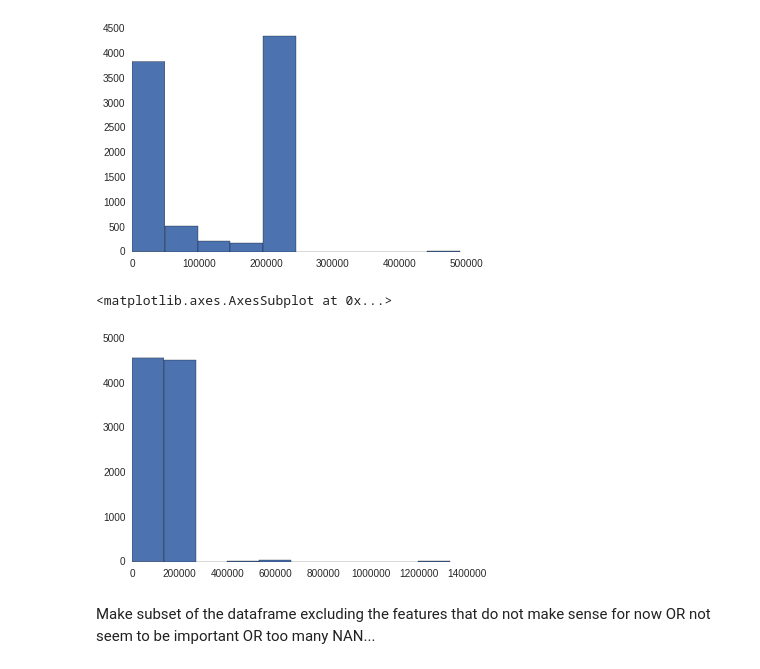
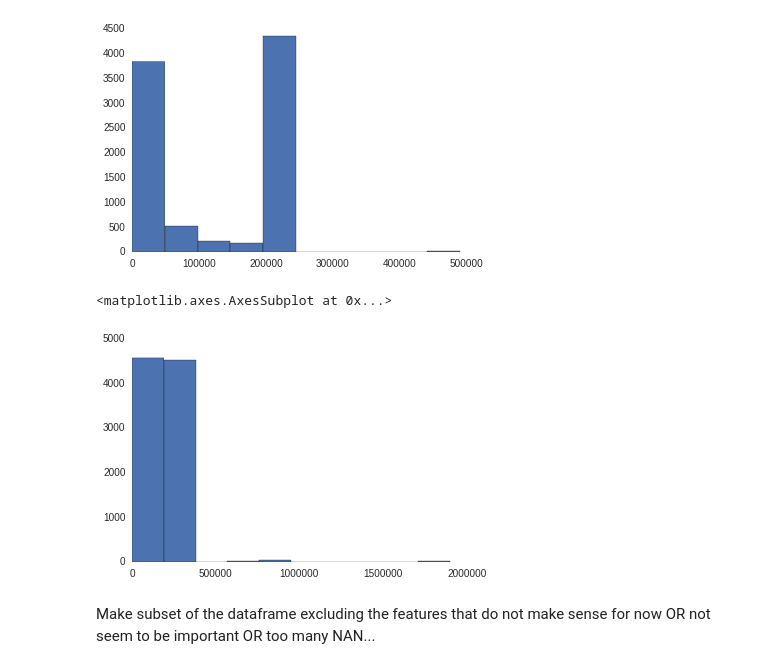
Before and after one commit to hellowendy/Insight_Data_Science, a Jupyter notebook: notebook/Zenit_data_explotary.ipynb, the cells around one changed output. Drawn from its saved outputs; the diff is of its cells as text; code cells hidden in the pictures.

```diff
--- a/notebook/Zenit_data_explotary.ipynb
+++ b/notebook/Zenit_data_explotary.ipynb
@@ -255,10 +271,10 @@ clicks_df['ernc'][clicks_df['ernc'].apply(lambda x:x < 500000)].hist()
 <matplotlib.axes.AxesSubplot at 0x...>
 [figure]
 # %%
-clicks_df['ernc'].hist()
+clicks_df['dp'].hist()
 # %% [output]
 <matplotlib.axes.AxesSubplot at 0x...>
-[figure, old version]
+[figure, new version]
 # %% [markdown]
 Make subset of the dataframe excluding the features that do not make sense for now OR not seem to be important OR too many NAN...
 # %% [markdown]
```
Also changed, not shown: parts of 50 cells of this notebook, 4 other files.
